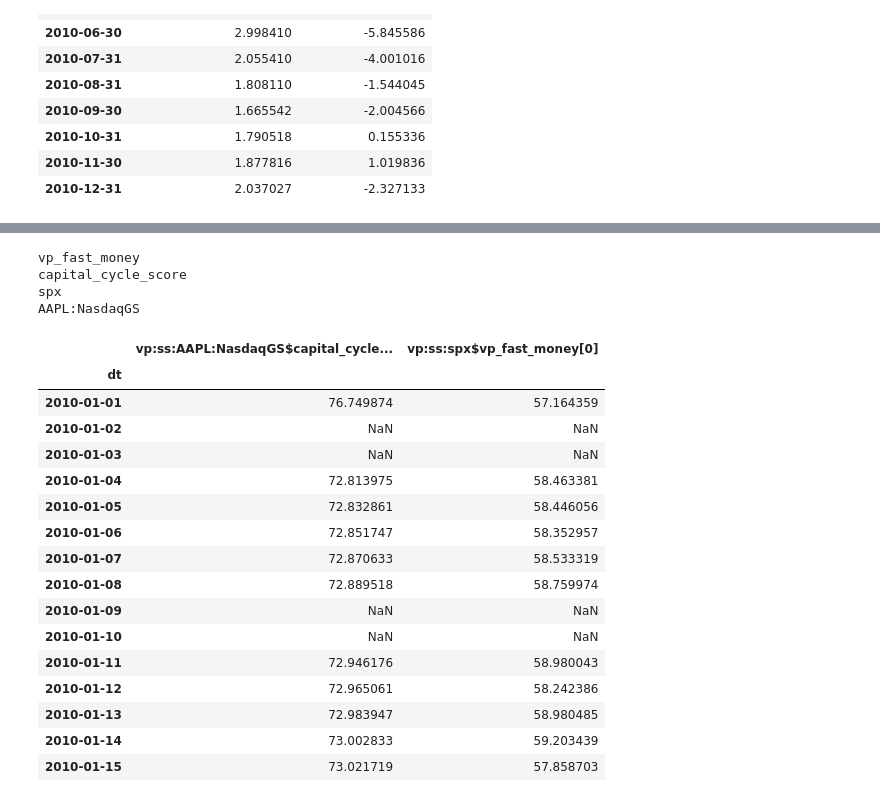
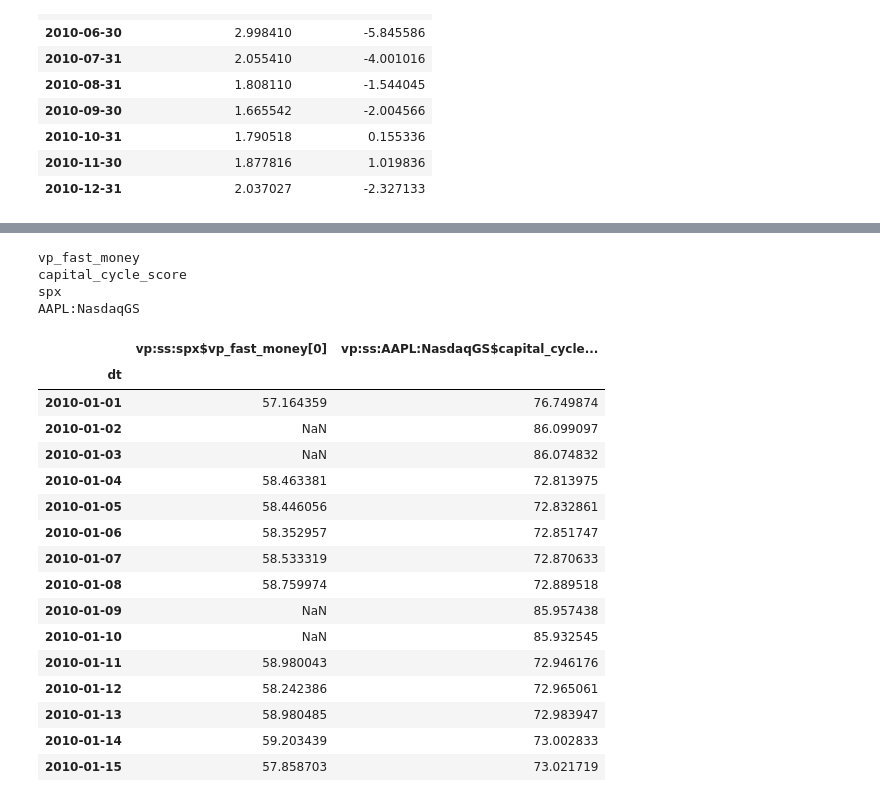
Before and after one commit to variantperception/vp-analysis-api, a Jupyter notebook: examples/introduction.ipynb, the cells around one changed output, grey strips where cells are left out. Saved outputs shown, nothing was run; the diff lists cells and outputs as text; code cells hidden in the pictures.

```diff
--- a/examples/introduction.ipynb
+++ b/examples/introduction.ipynb
@@ -149,40 +151,40 @@ equities
 # %%
 # To get asset-factor data, find the asset id and factor id of the data you are looking for
 # You can do this by searching through the dataframes above, or by using the interactive UI on the portal
 fast_money_id = factors.query("factor_name == 'VP Fast Money'").factor_identifier.squeeze()
 print(fast_money_id)
-cap_cycle_id = factors.query("factor_name == 'Capital Cycle Score'").factor_identifier.squeeze()
+cap_cycle_id = factors.query("factor_name == 'VP Capital Cycle Score'").factor_identifier.squeeze()
 print(cap_cycle_id)
 
 spx_id = macro.query("name == 'S&P 500 Index (ETF: SPY)'").asset_id.squeeze()
 print(spx_id)
 apple_id = equities.query("name == 'Apple Inc.'").asset_id.squeeze()
 print(apple_id)
 
 # Finally, fetch the data
 df = api.get_df_from_asset_factor_list([(spx_id, fast_money_id), (apple_id, cap_cycle_id)], start_date='2010-01-01', end_date='2010-01-15', first_revision=True)
 
 # The column headers will contain VP's data id format, which is vp:ss:asset$factor (and [0] for first revision)
 df
 # %% [output]
 vp_fast_money
 capital_cycle_score
 spx
 AAPL:NasdaqGS
-|  | vp:ss:AAPL:NasdaqGS$capital_cycle... | vp:ss:spx$vp_fast_money[0] |
+|  | vp:ss:spx$vp_fast_money[0] | vp:ss:AAPL:NasdaqGS$capital_cycle... |
 | dt |  |  |
-| 2010-01-01 | 76.749874 | 57.164359 |
-| 2010-01-02 | NaN | NaN |
-| 2010-01-03 | NaN | NaN |
-| 2010-01-04 | 72.813975 | 58.463381 |
-| 2010-01-05 | 72.832861 | 58.446056 |
-| 2010-01-06 | 72.851747 | 58.352957 |
-| 2010-01-07 | 72.870633 | 58.533319 |
-| 2010-01-08 | 72.889518 | 58.759974 |
-| 2010-01-09 | NaN | NaN |
-| 2010-01-10 | NaN | NaN |
-| 2010-01-11 | 72.946176 | 58.980043 |
-| 2010-01-12 | 72.965061 | 58.242386 |
-| 2010-01-13 | 72.983947 | 58.980485 |
-| 2010-01-14 | 73.002833 | 59.203439 |
-| 2010-01-15 | 73.021719 | 57.858703 |
+| 2010-01-01 | 57.164359 | 76.749874 |
+| 2010-01-02 | NaN | 86.099097 |
+| 2010-01-03 | NaN | 86.074832 |
+| 2010-01-04 | 58.463381 | 72.813975 |
+| 2010-01-05 | 58.446056 | 72.832861 |
+| 2010-01-06 | 58.352957 | 72.851747 |
+| 2010-01-07 | 58.533319 | 72.870633 |
+| 2010-01-08 | 58.759974 | 72.889518 |
+| 2010-01-09 | NaN | 85.957438 |
+| 2010-01-10 | NaN | 85.932545 |
+| 2010-01-11 | 58.980043 | 72.946176 |
+| 2010-01-12 | 58.242386 | 72.965061 |
+| 2010-01-13 | 58.980485 | 72.983947 |
+| 2010-01-14 | 59.203439 | 73.002833 |
+| 2010-01-15 | 57.858703 | 73.021719 |
```
Also changed, not shown: parts of 6 cells of this notebook.
